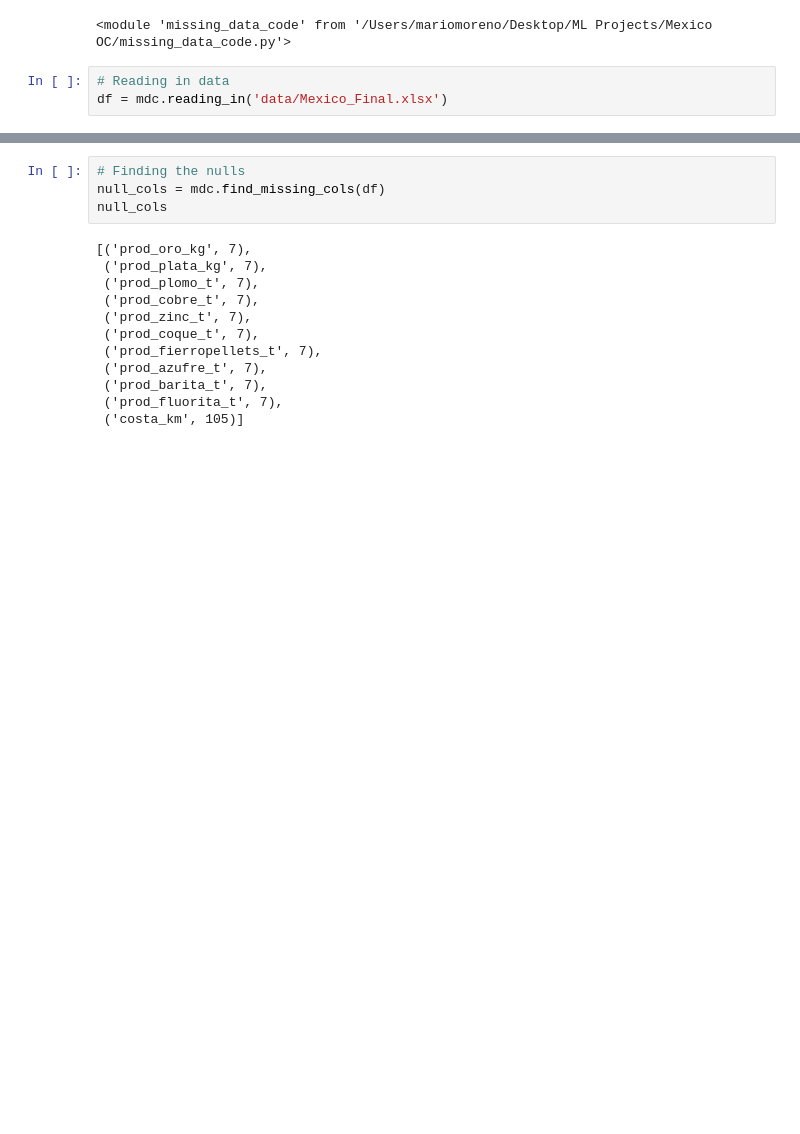
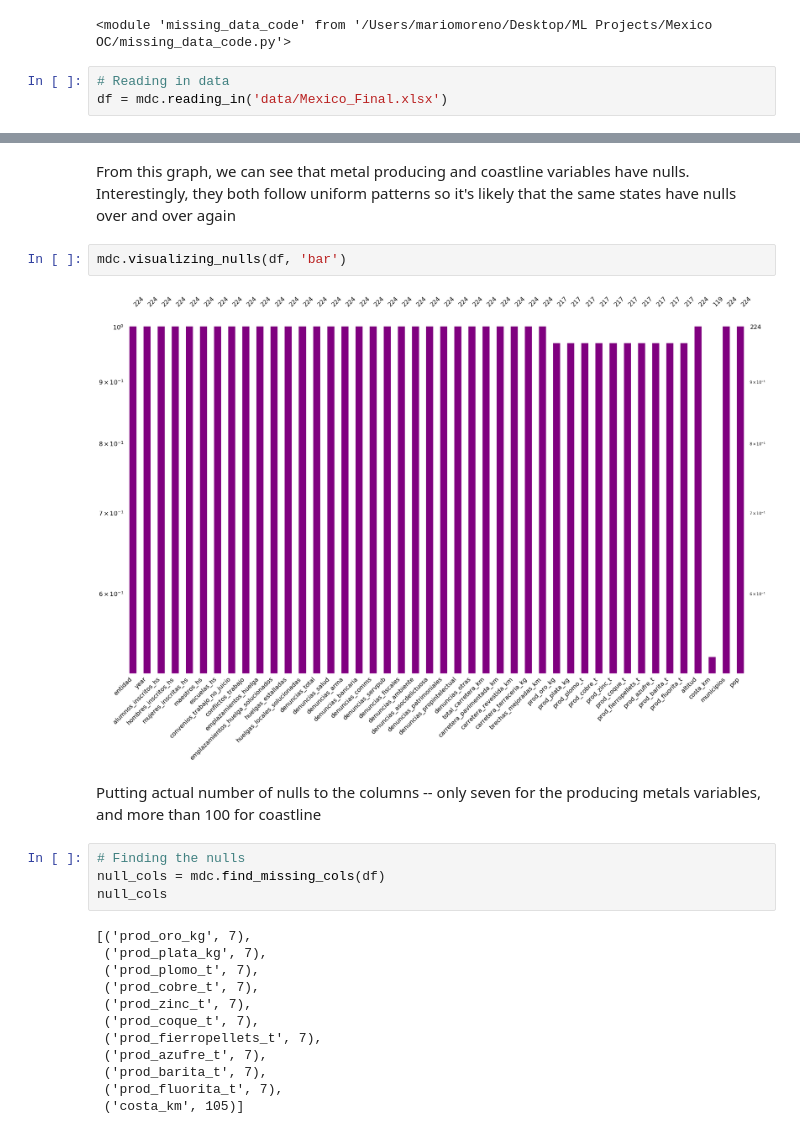
Before and after one commit to marioamz/MexicoOC_Index, a Jupyter notebook: Imputing Missing Data.ipynb, the cells around one changed output, grey strips where cells are left out. Cells and saved outputs as stored; diff of their text form; blank space fills up the shorter version.

```diff
--- a/Imputing Missing Data.ipynb
+++ b/Imputing Missing Data.ipynb
@@ -30,3 +36,11 @@ df.head()
+# %% [markdown]
+From this graph, we can see that metal producing and coastline variables have nulls. Interestingly, they both follow uniform patterns so it's likely that the same states have nulls over and over again
+# %%
+mdc.visualizing_nulls(df, 'bar')
+# %% [output]
+[figure, added]
+# %% [markdown]
+Putting actual number of nulls to the columns -- only seven for the producing metals variables, and more than 100 for coastline
 # %%
 # Finding the nulls
 null_cols = mdc.find_missing_cols(df)
```
Also changed, not shown: parts of 30 cells of this notebook, 4 other files.
